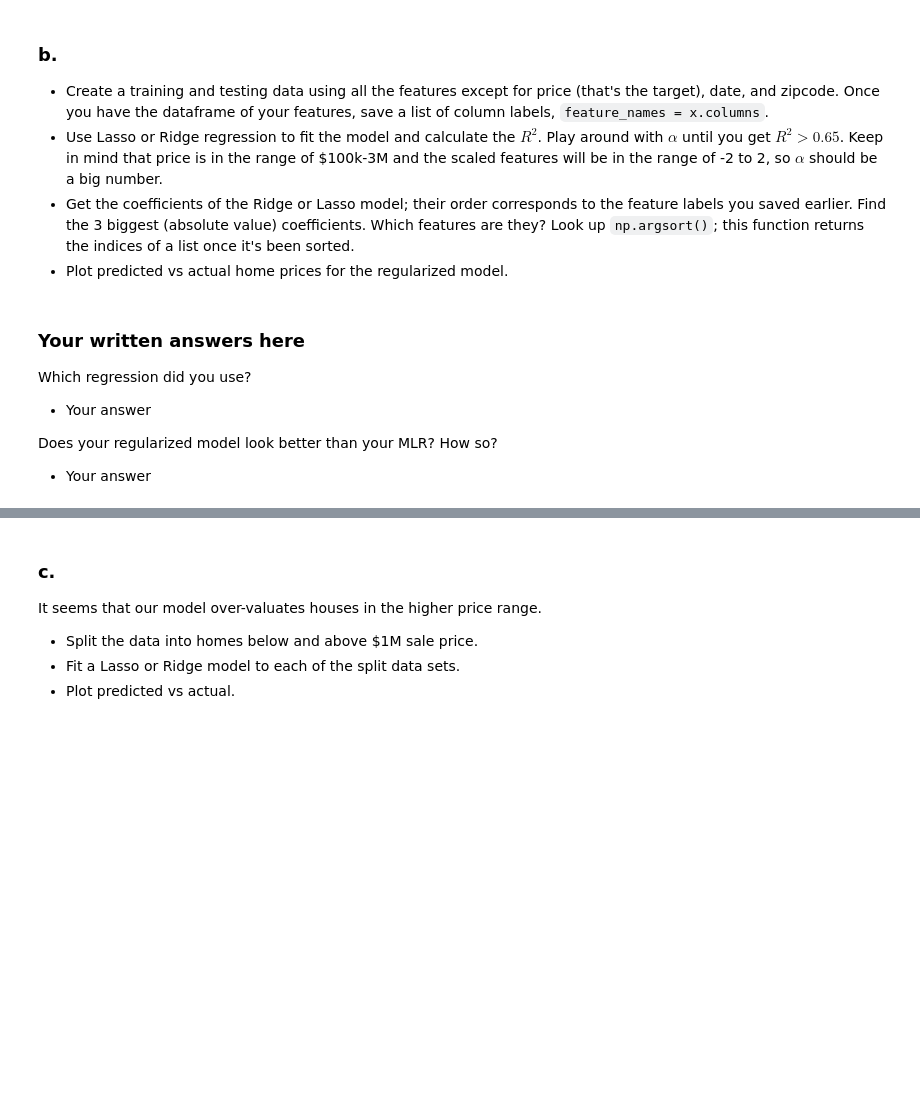
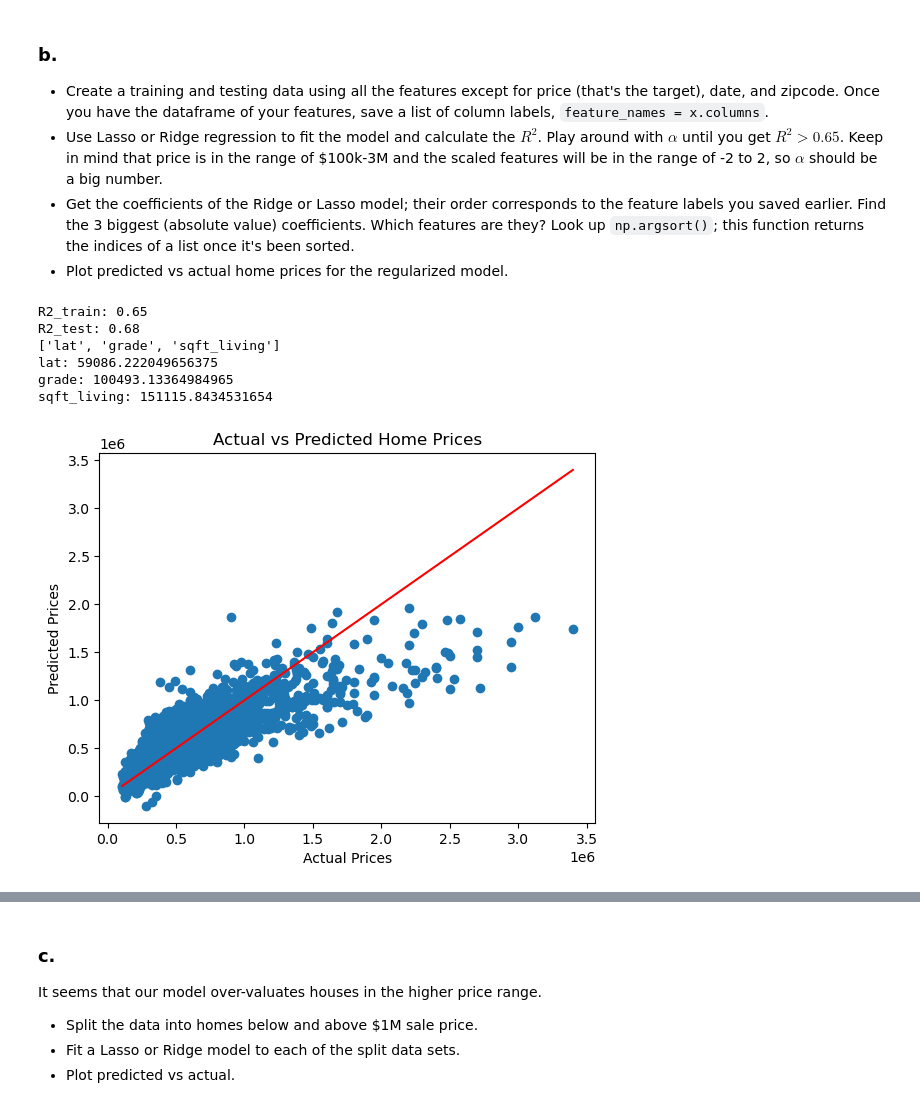
Before and after one commit to GettysburgDataScience/ps1-linear-regression-LoganBecker25, a Jupyter notebook: PS1.ipynb, the cells around one changed output, grey strips where cells are left out. Cells and saved outputs as stored; diff of their text form; code cells hidden in the pictures; blank space fills up the shorter version.

```diff
--- a/PS1.ipynb
+++ b/PS1.ipynb
@@ -207,7 +299,50 @@ Which features are you using and why?
-# %% [markdown]
-### Your written answers here
-Which regression did you use?
- - Your answer
-
-Does your regularized model look better than your MLR? How so?
- - Your answer
+# %%
+# Your code here. Add cells as needed.
+y = housing_df['price']
+X = housing_df.drop(columns = ['price'])
+feature_names = X.columns
+
+X_train, X_test, y_train, y_test = train_test_split(X, y, test_size = 0.2)
+
+#Scaling the Data
+ss = StandardScaler()
+ss.fit(X_train)
+X_scaled_train = ss.transform(X_train)
+X_scaled_test = ss.transform(X_test)
+
+#Creating the model
+model_lasso = Lasso(alpha = 30000, max_iter = 10000)
+model_lasso.fit(X_scaled_train, y_train)
+
+#Finding R2 (diffrent features form convergance)
+R2_train = model_lasso.score(X_scaled_train, y_train)
+R2_test = model_lasso.score(X_scaled_test, y_test)
+print(f'R2_train: {R2_train:.2f}')
+print(f'R2_test: {R2_test:.2f}')
+
+#Getting the cofficents
+coef = model_lasso.coef_
+top_3 = np.argsort(np.abs(coef))[-3:]
+top_3_names = feature_names[top_3].to_list()
+print(top_3_names)
+for name in top_3_names:
+    print(f"{name}: {coef[feature_names.get_loc(name)]}") #lat, grade, and sqft_living are the top 3 features
+
+#Plotting predicted vs actual home values
+y_pred = model_lasso.predict(X_scaled_test)
+plt.plot([y_test.min(), y_test.max()], [y_test.min(), y_test.max()], color = 'red')
+
+
+plt.scatter(y_test, y_pred)
+plt.xlabel('Actual Prices')
+plt.ylabel('Predicted Prices')
+plt.title('Actual vs Predicted Home Prices')
+plt.show()
+# %% [output]
+R2_train: 0.65
+R2_test: 0.68
+['lat', 'grade', 'sqft_living']
+lat: 59086.222049656375
+grade: 100493.13364984965
+sqft_living: 151115.8434531654
+[figure, added]
```
Also changed, not shown: parts of 24 cells of this notebook.
